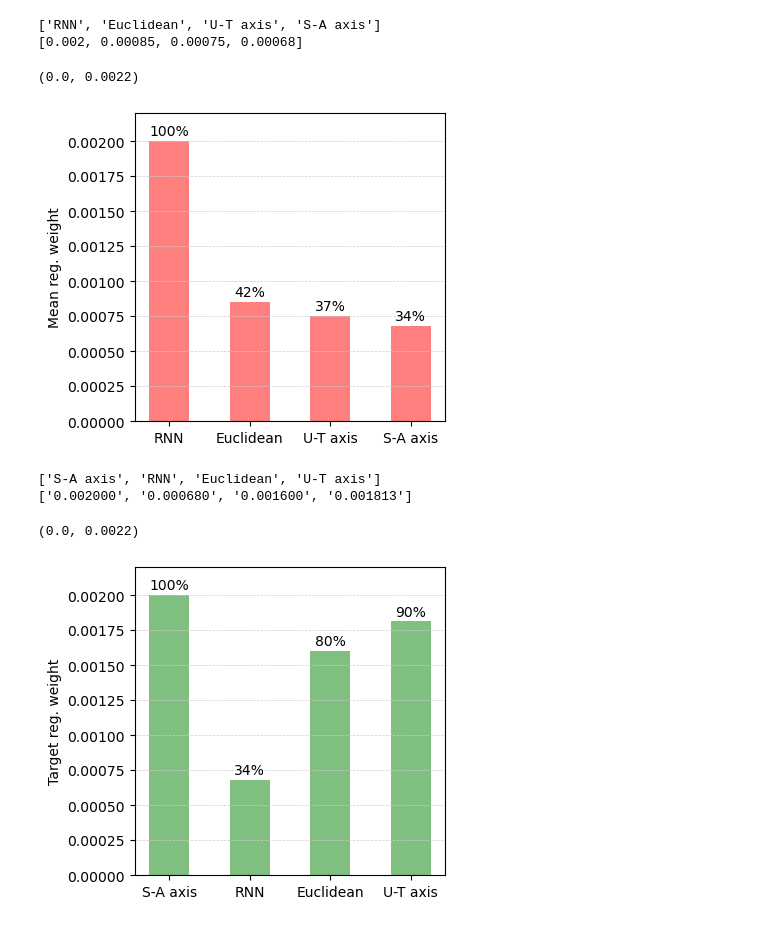
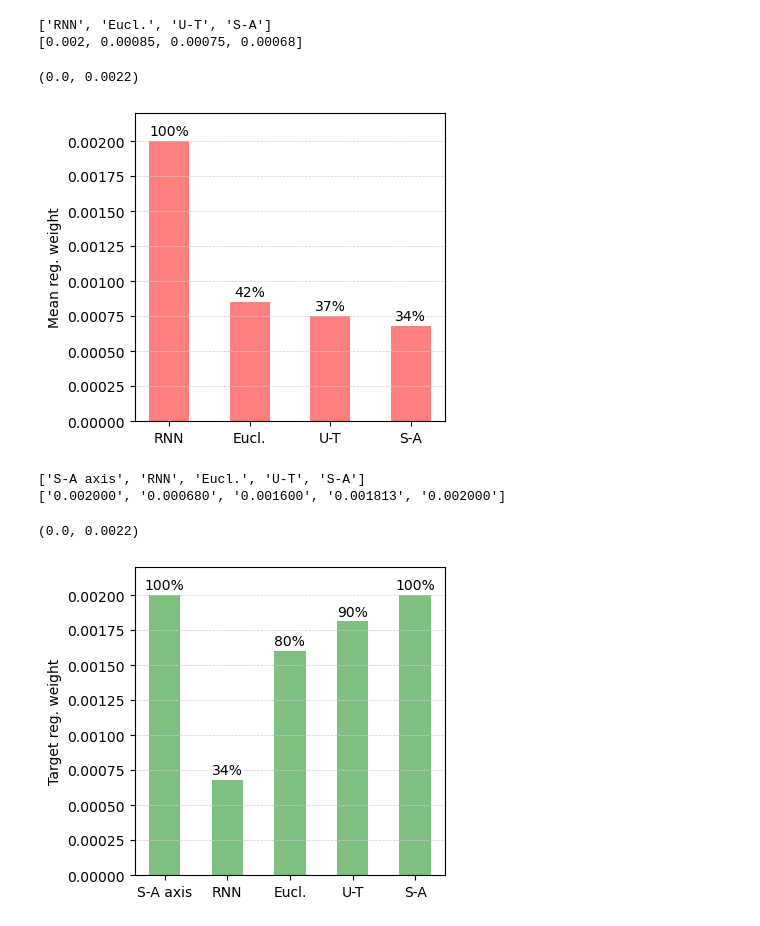
Before and after one commit to LindenParkesLab/neuro_rnn, a Jupyter notebook: scripts/plot_sa_ut_eucl_kernels.ipynb, the cells around one changed output. Cells and saved outputs as stored; diff of their text form; code cells hidden in the pictures.

```diff
--- a/scripts/plot_sa_ut_eucl_kernels.ipynb
+++ b/scripts/plot_sa_ut_eucl_kernels.ipynb
@@ -2,32 +2,36 @@
 from src import utils
 import numpy as np
 from scipy.spatial import distance
+import scipy.stats as stats
 import seaborn as sns
 import matplotlib.pyplot as plt
 import pandas as pd
 
 maps = [
-    [ 'Euclidean', '../data/schaefer200_centroids.csv' ],
-    [ 'U-T axis',  '../data/schaefer200_ut-axis.npy'   ],
-    [ 'S-A axis',  '../data/schaefer200_sa-axis.npy'   ],
+    { 'name':'Eucl.', 'path':'../data/schaefer200_centroids.csv' },
+    { 'name':'U-T',  'path':'../data/schaefer200_ut-axis.npy'   },
+    { 'name':'S-A',  'path':'../data/schaefer200_sa-axis.npy'   },
 ]
 
 n_maps = len(maps)
 
 # euclidean
-centroids = pd.read_csv(maps[0][1])[:100]
+centroids = pd.read_csv(maps[0]['path'])[:100]
 roi_names = centroids['ROI Name'].str.replace('7Networks_LH_','')
 centroids.set_index("ROI Name", inplace=True)
 brain_map = centroids.to_numpy()
-maps[0].append(utils.normalize_x(utils.get_brainmap_distance(brain_map)))
+maps[0]['map_norm'] = utils.normalize_x(utils.get_brainmap_distance(brain_map))
+maps[0]['map'] = utils.get_brainmap_distance(brain_map)
 
 # s-a axis
-brain_map = np.load(maps[1][1])[:100]
-maps[1].append(utils.normalize_x(utils.get_brainmap_distance(brain_map)))
+brain_map = np.load(maps[1]['path'])[:100]
+maps[1]['map_norm'] = utils.normalize_x(utils.get_brainmap_distance(brain_map))
+maps[1]['map'] = utils.get_brainmap_distance(brain_map)
 
 # u-t axis
-brain_map = np.load(maps[2][1])[:100]
-maps[2].append(utils.normalize_x(utils.get_brainmap_distance(brain_map)))
+brain_map = np.load(maps[2]['path'])[:100]
+maps[2]['map_norm'] = utils.normalize_x(utils.get_brainmap_distance(brain_map))
+maps[2]['map'] = utils.get_brainmap_distance(brain_map)
 
 # plot
 h = 5
@@ -35,9 +39,9 @@ w = h * 1.1 * n_maps
 fig, ax = plt.subplots(1, n_maps, figsize=(w,h), squeeze=True, sharex=True, sharey=True)
 plt.subplots_adjust(wspace=0)
 for ii in np.arange(n_maps):
-    sns.heatmap(maps[ii][2], ax=fig.axes[ii], cbar=1)
+    sns.heatmap(maps[ii]['map'], ax=fig.axes[ii], cbar=1)
     fig.axes[ii].set_aspect('equal')
-    fig.axes[ii].set_title(maps[ii][0])
+    fig.axes[ii].set_title(maps[ii]['name'])
 yticks = np.arange(0,100,5)
 fig.axes[0].set_yticks(yticks)
 fig.axes[0].set_yticklabels(roi_names[yticks])
@@ -67,11 +71,11 @@ fig.axes[0].set_yticklabels(roi_names[yticks])
 labels = ['RNN']
 values = [0.002]
 for ii in np.arange(n_maps):
-    x = maps[ii][2]
+    x = maps[ii]['map_norm']
     mask = np.tril(np.ones(x.shape), k=-1).astype(bool)
-    s = np.mean(x[mask==1])
+    s = np.mean(x[mask])
     r = round(values[0]*s,5)
-    labels.append(maps[ii][0])
+    labels.append(maps[ii]['name'])
     values.append(r)
 
 print(labels)
@@ -85,33 +89,33 @@ plt.ylabel('Mean reg. weight')
 plt.grid(axis='y',color=[0.8]*3,linestyle='--',linewidth=0.5)
 plt.ylim(top=values[0]*1.1)
 # %% [output]
-['RNN', 'Euclidean', 'U-T axis', 'S-A axis']
+['RNN', 'Eucl.', 'U-T', 'S-A']
 [0.002, 0.00085, 0.00075, 0.00068]
 (0.0, 0.0022)
-[figure, old version]
+[figure, new version]
 # %%
 labels_sa_to = ['S-A axis']
 values_sa_to = [0.002]
-targ_val = values[labels.index('S-A axis')]
+targ_val = values[labels.index('S-A')]
 for ii in np.arange(len(values)):
     if labels[ii] == 'S-A axis':
         continue
     r = round(values_sa_to[0]*targ_val/values[ii],6)
     labels_sa_to.append(labels[ii])
     values_sa_to.append(r)
 
 print(labels_sa_to)
 print(["{:.6f}".format(num) for num in values_sa_to])
 plt.figure(figsize=(4,4))
 plt.bar(labels_sa_to,values_sa_to,width=0.5,color='green',alpha=0.5)
 for ii in np.arange(len(values_sa_to)):
     plt.text(ii, values_sa_to[ii]+values_sa_to[0]*0.02, str(int(100*values_sa_to[ii]/values_sa_to[0])) + '%',
              verticalalignment='baseline', horizontalalignment='center')
 plt.ylabel('Target reg. weight')
 plt.grid(axis='y',color=[0.8]*3,linestyle='--',linewidth=0.5)
 plt.ylim(top=values_sa_to[0]*1.1)
 # %% [output]
-['S-A axis', 'RNN', 'Euclidean', 'U-T axis']
-['0.002000', '0.000680', '0.001600', '0.001813']
+['S-A axis', 'RNN', 'Eucl.', 'U-T', 'S-A']
+['0.002000', '0.000680', '0.001600', '0.001813', '0.002000']
 (0.0, 0.0022)
-[figure, old version]
+[figure, new version]
```
Also changed, not shown: parts of 2 cells of this notebook, 11 other files.
